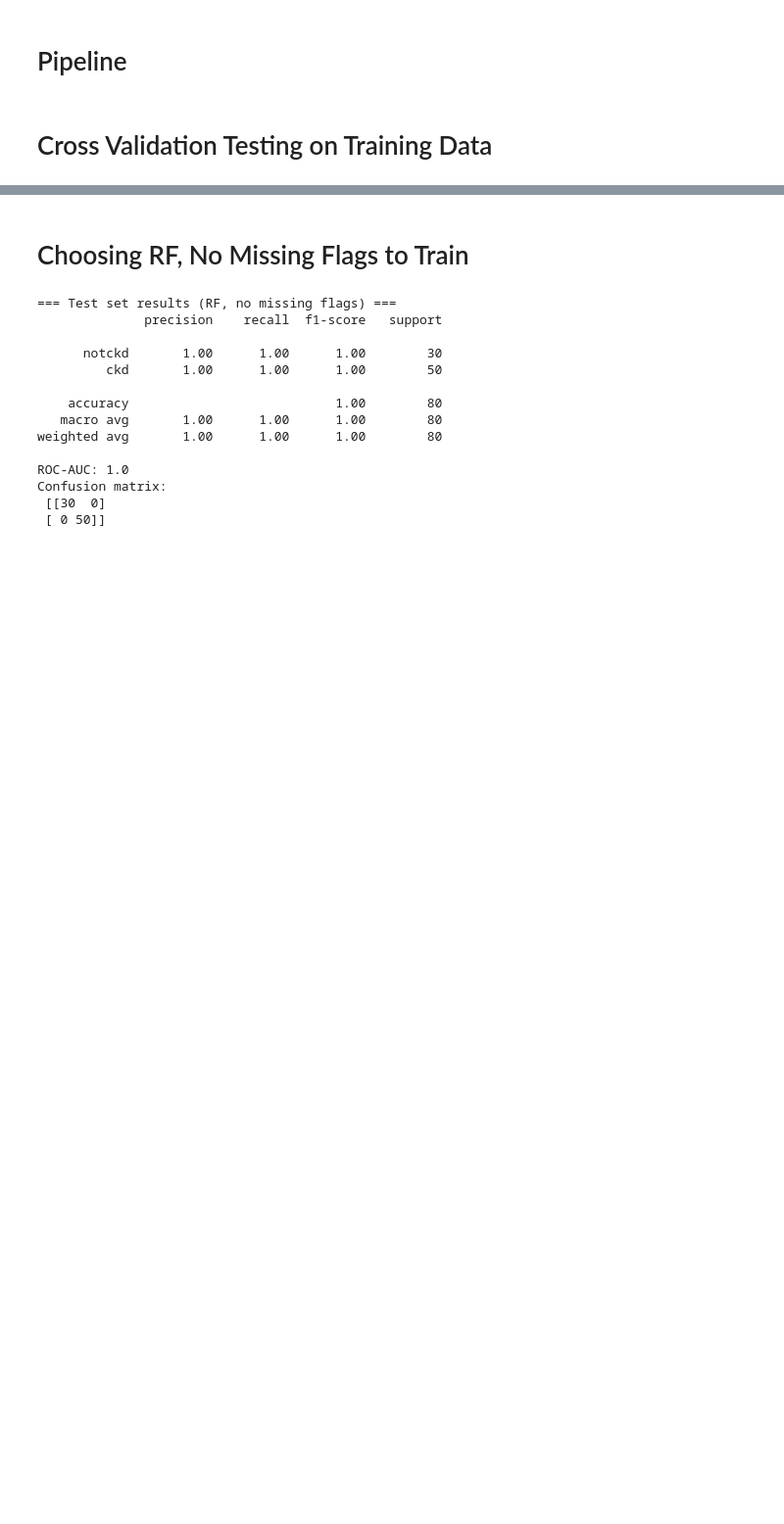
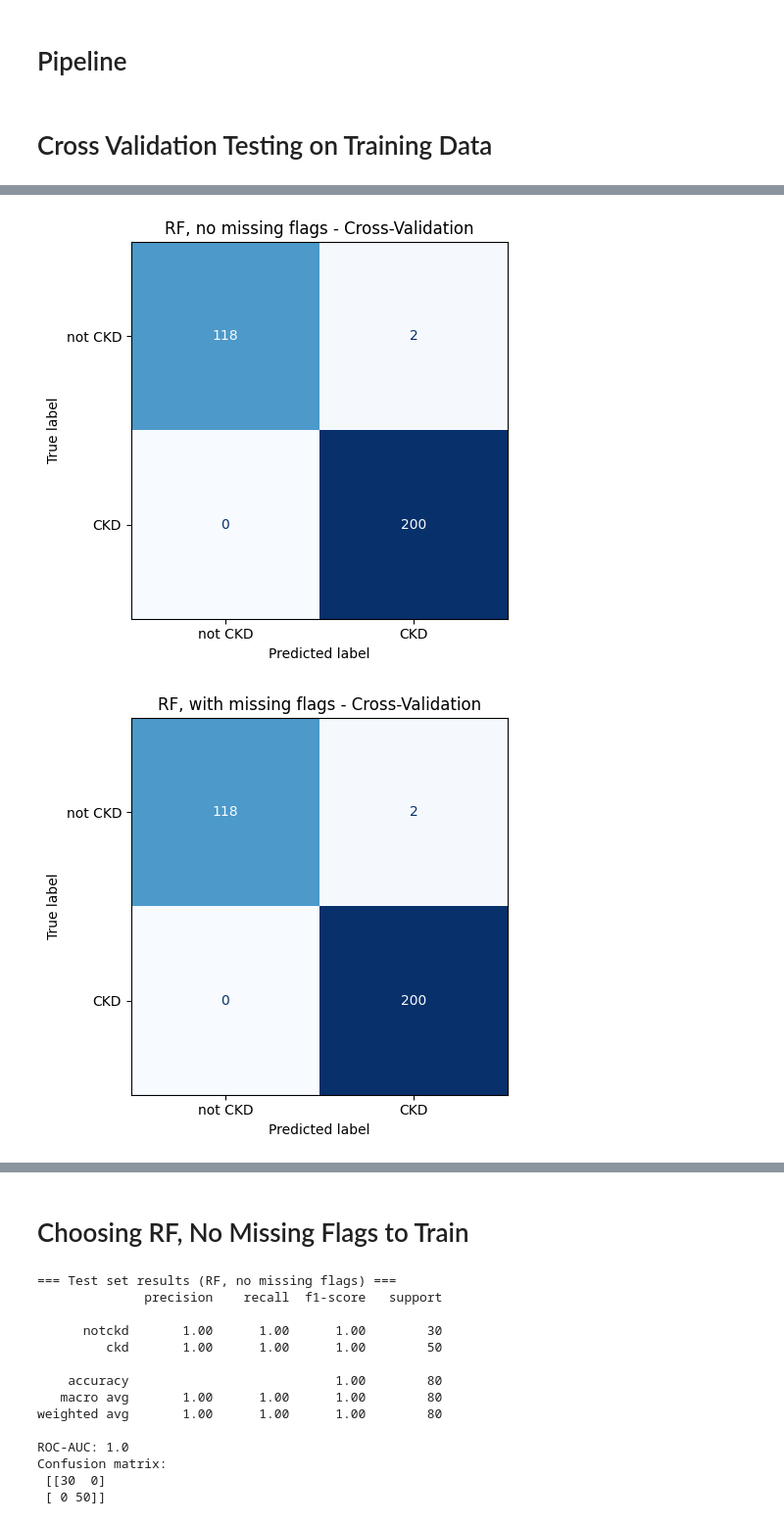
Before and after one commit to natalyyau/Chronic-Kidney-Disease-Prediction, a Jupyter notebook: notebooks/random_forest.ipynb, the cells around one changed output, grey strips where cells are left out. Shown at 98% size. Cells and saved outputs as stored; diff of their text form; code cells hidden in the pictures; blank space fills up the shorter version.

Commit message:
random forest cv confusion matrix

```diff
--- a/notebooks/random_forest.ipynb
+++ b/notebooks/random_forest.ipynb
@@ -73,7 +73,7 @@ def build_pipeline(numeric, ordinal, categorical, add_indicator=False, **rf_kwar
 # Cross Validation Testing on Training Data
 # %%
 cv = StratifiedKFold(n_splits=5, shuffle=True, random_state=42)
-scoring = ['roc_auc', 'recall', 'precision', 'f1']
+scoring = ['accuracy', 'roc_auc', 'recall', 'precision', 'f1']
 
 reduced_num = [c for c in num_cols if c not in ('rbcc', 'wbcc')]
 reduced_cat = [c for c in cat_cols if c != 'rbc']
@@ -109,0 +115,16 @@ RF, drop rbc/rbcc/wbcc          0.0        0.01          0.012   0.010
+# %%
+for name, pipe in experiments.items():
+    y_cv_pred = cross_val_predict(pipe, X_train, y_train, cv=cv, n_jobs=-1)
+
+    ConfusionMatrixDisplay.from_predictions(
+        y_train, y_cv_pred,
+        display_labels=['not CKD', 'CKD'],
+        cmap='Blues',
+        colorbar=False
+    )
+    plt.title(f'{name} - Cross-Validation')
+    plt.tight_layout()
+    plt.show()
+# %% [output]
+[figure, added]
+[figure, added]
```
Also changed, not shown: parts of 3 cells of this notebook.
